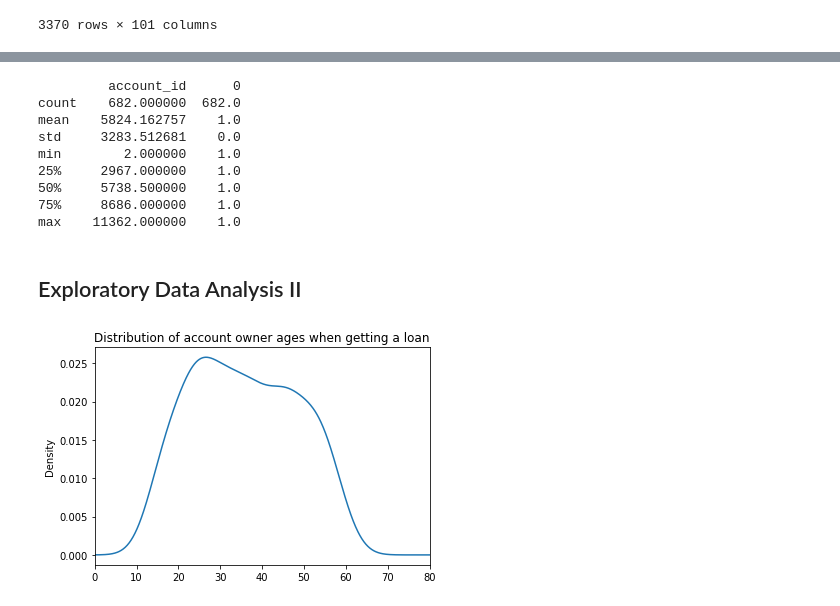
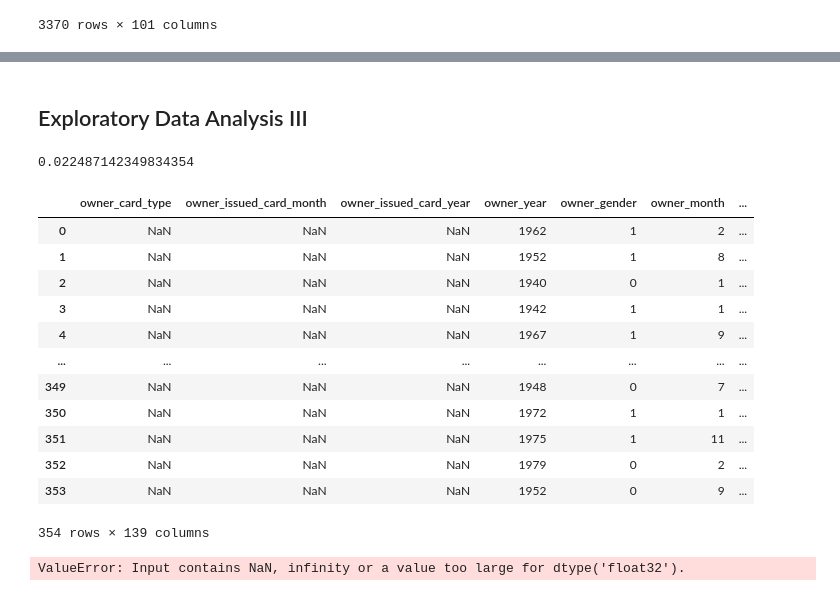
Before and after one commit to diogoabnunes/AC-Project, a Jupyter notebook: docs/notebook.ipynb, the cells around one changed output, grey strips where cells are left out. Saved outputs shown, nothing was run; the diff lists cells and outputs as text; code cells hidden in the pictures.

Commit message:
csvs added, trying to model (we have to remove Na values first)

```diff
--- a/docs/notebook.ipynb
+++ b/docs/notebook.ipynb
@@ -482,29 +486,37 @@ display(final_df)
-# %%
-test_df = csv_df('../data/test.csv')
-
-gb = test_df.groupby(['account_id'])
-df_test = gb.size().to_frame().reset_index()
-
-print(df_test.describe())
-# %% [output]
-         account_id      0
-count    682.000000  682.0
-mean    5824.162757    1.0
-std     3283.512681    0.0
-min        2.000000    1.0
-25%     2967.000000    1.0
-50%     5738.500000    1.0
-75%     8686.000000    1.0
-max    11362.000000    1.0
 # %% [markdown]
-## Exploratory Data Analysis II
+## Exploratory Data Analysis III
 # %%
-# TODO: correlation between gender and loan status
-# print(final_df['owner_gender'].corr(final_df['loan_status']))
+# Correlation between gender and loan status
+print(final_df['owner_gender'].corr(final_df['loan_status']))
 
 # Distribution of account owner ages when getting a loan
-final_df.apply(age_when_loan, axis=1).plot(kind='density', xlim=(0, 80))
-plt.title('Distribution of account owner ages when getting a loan')
-plt.show()
+#final_df.apply(age_when_loan, axis=1).plot(kind='density', xlim=(0, 80))
+#plt.title('Distribution of account owner ages when getting a loan')
+#plt.show()
 # %% [output]
-[figure, removed]
+0.022487142349834354
+# %%
+preProcessedCardTest_df = preProcessCard(card_test_df)
+preProcessedLoanTest_df = preProcessLoan(loan_test_df)
+preProcessedTransactionTest_df = preProcessTransaction(transaction_test_df)
+# %%
+test1 = processRightSide(preProcessedClient_df, preProcessedDisp_df, preProcessedCardTest_df, preProcessedDistrict_df)
+test2 = processTransaction(preProcessedTransactionTest_df)
+test2 = joinAccountTransaction(preProcessedAccount_df, test2)
+test3 = merge12(test2, test1)
+test_final_df = finalMerge(test3, preProcessedLoanTest_df)
+display(test_final_df)
+# %% [output]
+|  | owner_card_type | owner_issued_card_month | owner_issued_card_year | owner_year | owner_gender | owner_month | ... |
+| 0 | NaN | NaN | NaN | 1962 | 1 | 2 | ... |
+| 1 | NaN | NaN | NaN | 1952 | 1 | 8 | ... |
+| 2 | NaN | NaN | NaN | 1940 | 0 | 1 | ... |
+| 3 | NaN | NaN | NaN | 1942 | 1 | 1 | ... |
+| 4 | NaN | NaN | NaN | 1967 | 1 | 9 | ... |
+| ... | ... | ... | ... | ... | ... | ... | ... |
+| 349 | NaN | NaN | NaN | 1948 | 0 | 7 | ... |
+| 350 | NaN | NaN | NaN | 1972 | 1 | 1 | ... |
+| 351 | NaN | NaN | NaN | 1975 | 1 | 11 | ... |
+| 352 | NaN | NaN | NaN | 1979 | 0 | 2 | ... |
+| 353 | NaN | NaN | NaN | 1952 | 0 | 9 | ... |
+354 rows × 139 columns
@@ -510,0 +526,15 @@ plt.show()
+# %%
+def decisionTree(X_train, y_train, X_test):
+    classifier = DecisionTreeClassifier()
+    classifier.fit(X_train, y_train)
+
+    y_pred = classifier.predict(X_test)
+    return y_pred
+
+x_train = final_df.drop(['loan_status'], axis=1)
+y_train = final_df['loan_status']
+x_test = test_final_df.drop(['loan_status'], axis=1)
+y_test = test_final_df['loan_status']
+decTree = decisionTree(x_train, y_train, x_test)
+# %% [output]
+ValueError: Input contains NaN, infinity or a value too large for dtype('float32').
```
Also changed, not shown: parts of 7 cells of this notebook, 2 other files.
